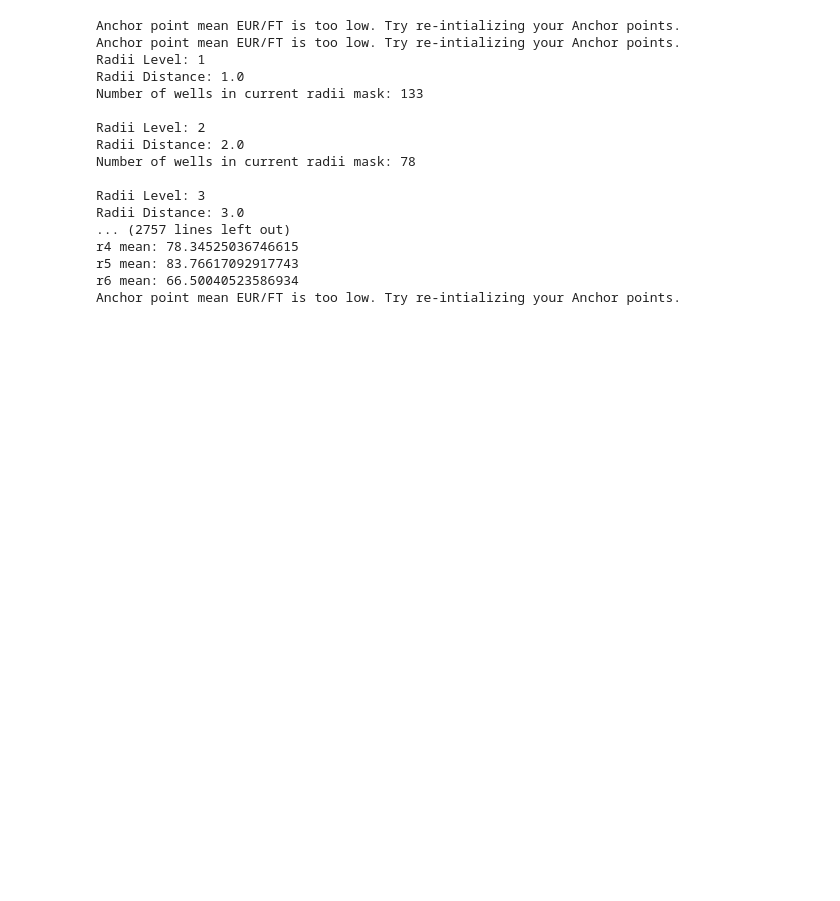
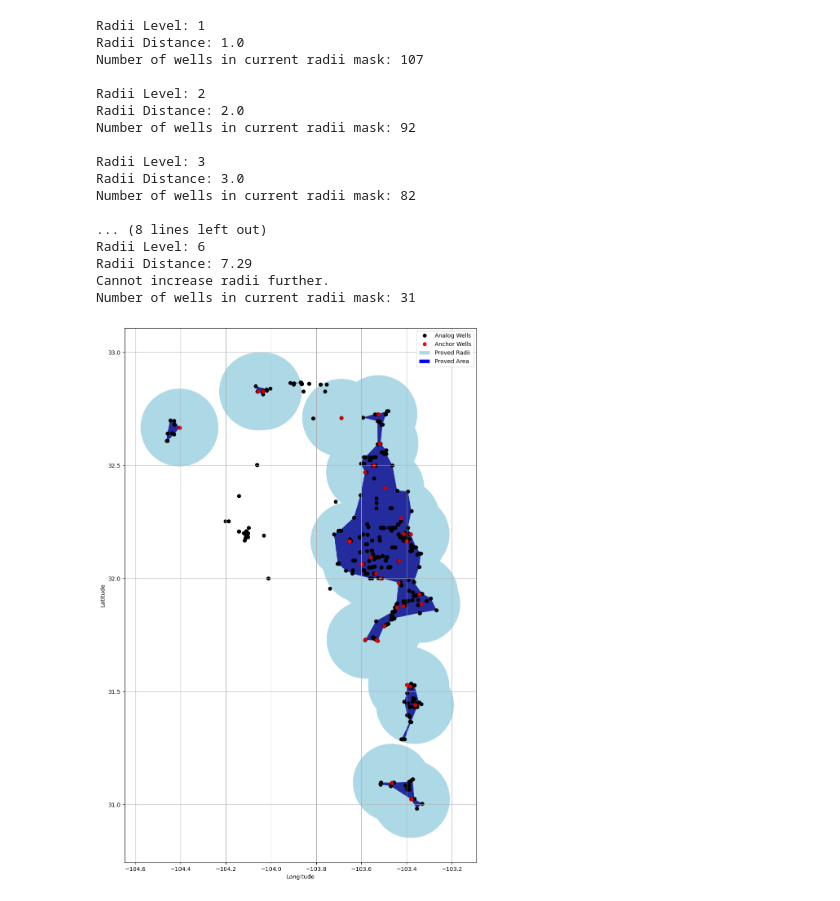
Before and after one commit to TravisSalomaki/ProvedArea, a Jupyter notebook: ProvedOOP.ipynb, the cells around one changed output. Drawn from its saved outputs; the diff is of its cells as text; code cells hidden in the pictures; blank space fills up the shorter version.

```diff
--- a/ProvedOOP.ipynb
+++ b/ProvedOOP.ipynb
@@ -345,25 +368,27 @@ class ProvedArea:
         return None
 # %%
-y = ProvedArea()
+y = ProvedArea(1)
 y.driver()
+y.plot_proved_areas()
 # %% [output]
-Anchor point mean EUR/FT is too low. Try re-intializing your Anchor points.
-Anchor point mean EUR/FT is too low. Try re-intializing your Anchor points.
 Radii Level: 1
 Radii Distance: 1.0
-Number of wells in current radii mask: 133
+Number of wells in current radii mask: 107
 
 Radii Level: 2
 Radii Distance: 2.0
-Number of wells in current radii mask: 78
+Number of wells in current radii mask: 92
 
 Radii Level: 3
 Radii Distance: 3.0
-... (2757 lines left out)
-r4 mean: 78.34525036746615
-r5 mean: 83.76617092917743
-r6 mean: 66.50040523586934
-Anchor point mean EUR/FT is too low. Try re-intializing your Anchor points.
+Number of wells in current radii mask: 82
+
+... (8 lines left out)
+Radii Level: 6
+Radii Distance: 7.29
+Cannot increase radii further.
+Number of wells in current radii mask: 31
+[figure, added]
 # %%
 flat_list = [item for sublist in y.proved_area_realizations for item in sublist]
 all = gpd.GeoDataFrame(geometry = flat_list)
```
Also changed, not shown: parts of 3 cells of this notebook.
